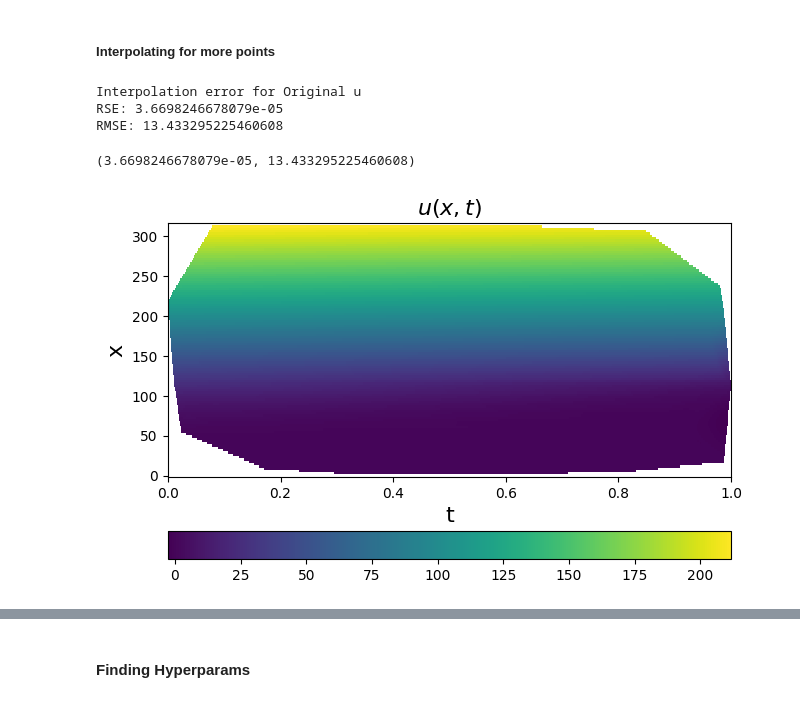
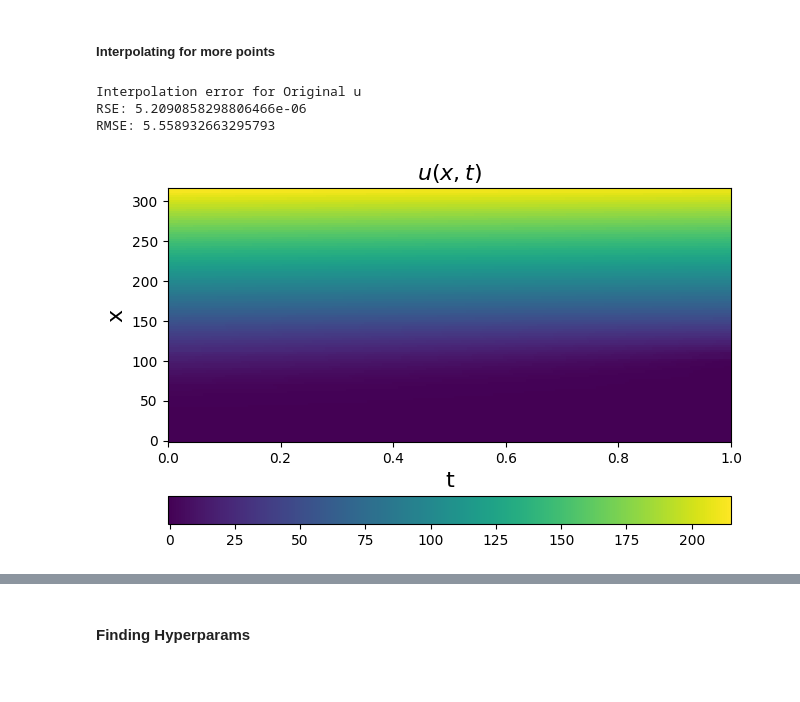
Before and after one commit to brunoCCOS/bs-find-with-sindy, a Jupyter notebook: src/SINDy_precificacao_derivativos_sinteticos.ipynb, the cells around one changed output, grey strips where cells are left out. Cells and saved outputs as stored; diff of their text form; code cells hidden in the pictures.

Commit message:
interpolation weak including

```diff
--- a/src/SINDy_precificacao_derivativos_sinteticos.ipynb
+++ b/src/SINDy_precificacao_derivativos_sinteticos.ipynb
@@ -236,7 +237,7 @@ print('----------------------------Finite Difference----------------------------
 #Fit the data using the finite difference approximation
 
 print('STLSQ Regression')
-optimizer = ps.STLSQ(threshold=0.004286285714285715, alpha=10000.0)
+optimizer = ps.STLSQ(threshold=0.004286285714285715, alpha=1000000.0)
 model = ps.SINDy(feature_library=lib, optimizer=optimizer)
 model.fit(u_final,x_dot = u_t_)
 # print(model.score(u_test))
@@ -272,7 +273,7 @@ pde_lib = ps.WeakPDELibrary(
     K=500,
 )
 
-optimizer = ps.STLSQ(threshold=0.004286285714285715, alpha=10000.0)
+optimizer = ps.STLSQ(threshold=0.01, alpha=10000.0)
 
 model = ps.SINDy(feature_names = ['u'],feature_library=pde_lib, optimizer=optimizer)
 model.fit(u)
@@ -354,16 +355,16 @@ RMSE 242.9618077486047
 # %% [markdown]
 ##### Subsampling
 # %%
-num_points_to_sample = 110
+num_points_to_sample = timesteps
 
 # Generate random indices
-random_rows = np.random.choice(u.shape[0], num_points_to_sample, replace=False)
-random_columns = np.random.choice(u.shape[1], num_points_to_sample, replace=False)
+random_rows = np.random.choice(u.shape[0], num_points_to_sample, replace=True)
+# random_columns = np.concatenate(([0,-1],np.random.choice(u.shape[1], num_points_to_sample-2, replace=False)))
 
 # Subsample the matrix
-subsampled_u = np.ravel(u)[random_rows*1200 + random_columns]
+subsampled_u = np.ravel(u)[random_rows*1200 + np.linspace(0,1199,1200,dtype=int)]
 subsampled_x = x[random_rows]
-subsampled_t = t[random_columns]
+subsampled_t = t
 # %% [markdown]
 ##### Interpolating for more points
 # %%
@@ -378,20 +379,19 @@ interpol_dict = {
     'Kriging': kriging_interpolation #Good with very few points
 }
 # %%
-interpol_u = interpol_dict['Bicubic'](subsampled_u,subsampled_t,subsampled_x,1200,110)
+interpol_u = interpol_dict['Thin plate'](subsampled_u,subsampled_t,subsampled_x,1200,110)
 # Plot u and u_dot
 plt.figure(figsize=(16, 16))
 plt.subplot(3, 2, 1)
 plt.pcolormesh(t, x, interpol_u)
 plt.xlabel("t", fontsize=16)
 plt.ylabel("x", fontsize=16)
 plt.title(r"$u(x, t)$", fontsize=16)
 plt.colorbar(orientation="horizontal")
 
-calc_error(interpol_u,u)
+rse, rmse = calc_error(interpol_u,u)
 # %% [output]
 Interpolation error for Original u
-RSE: 3.6698246678079e-05
-RMSE: 13.433295225460608
+RSE: 5.2090858298806466e-06
+RMSE: 5.558932663295793
-(3.6698246678079e-05, 13.433295225460608)
-[figure, old version]
+[figure, new version]
```
Also changed, not shown: parts of 5 cells of this notebook, 3 other files.
